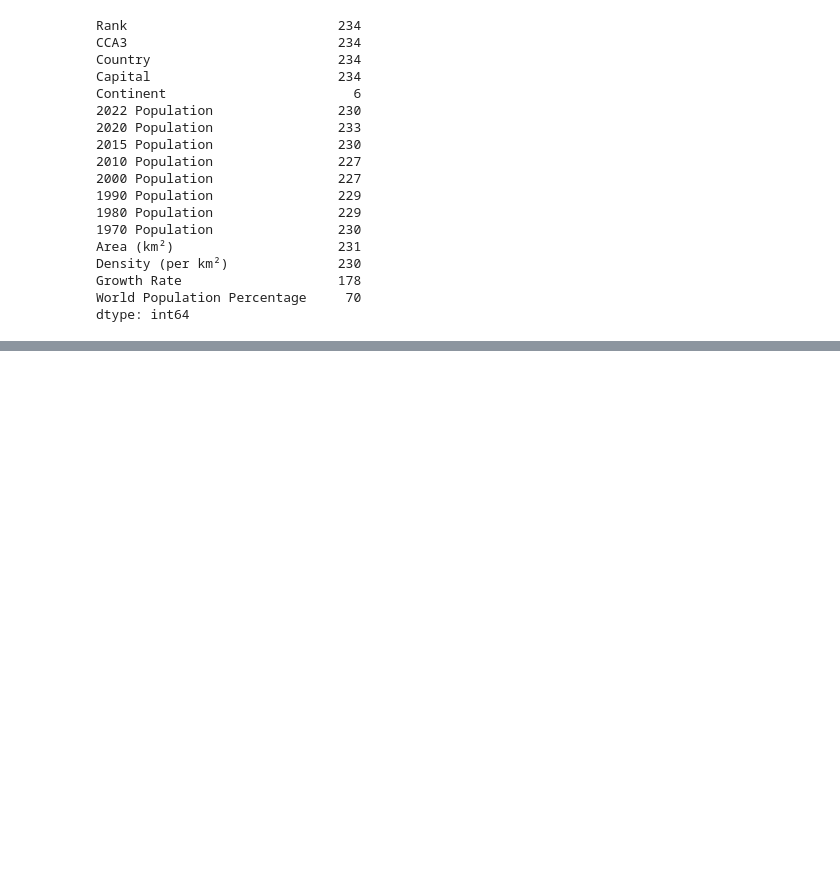
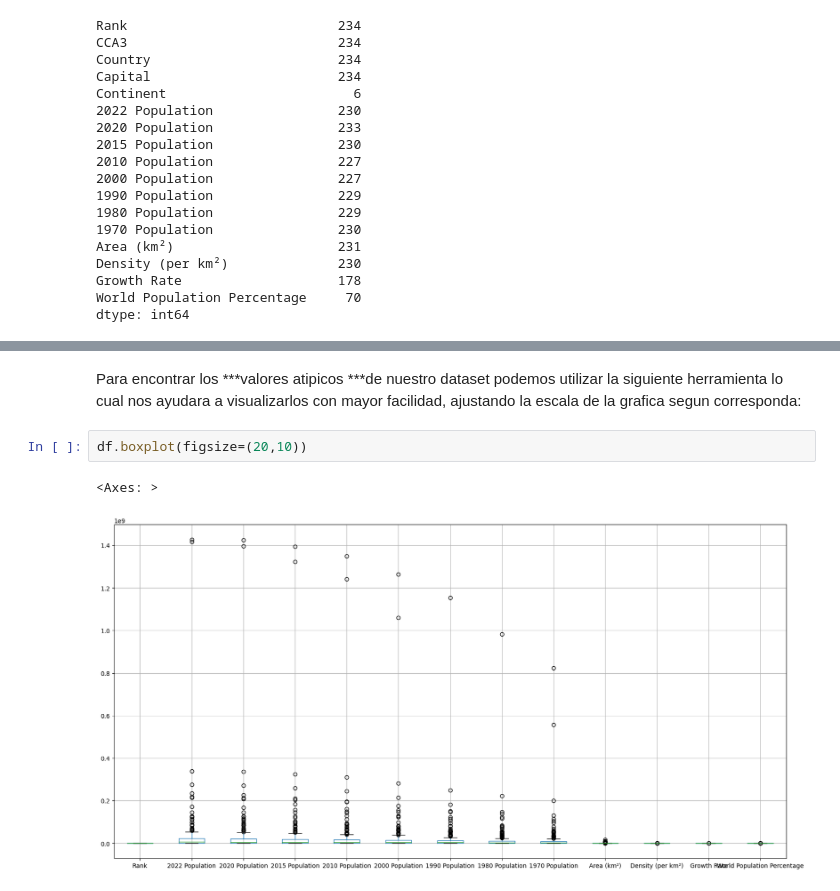
Before and after one commit to andreavazquezt/ProyectoIntegrador, a Jupyter notebook: ExploratoryDataAnalysis.ipynb, the cells around one changed output, grey strips where cells are left out. Saved outputs shown, nothing was run; the diff lists cells and outputs as text; blank space fills up the shorter version.

```diff
--- a/ExploratoryDataAnalysis.ipynb
+++ b/ExploratoryDataAnalysis.ipynb
@@ -140,0 +235,7 @@ df.sort_values(by="2022 Population", ascending=False).head(10)
+# %% [markdown]
+Para encontrar los ***valores atipicos ***de nuestro dataset podemos utilizar la siguiente herramienta lo cual nos ayudara a visualizarlos con mayor facilidad, ajustando la escala de la grafica segun corresponda:
+# %%
+df.boxplot(figsize=(20,10))
+# %% [output]
+<Axes: >
+[figure, added]
```
Also changed, not shown: parts of 20 cells of this notebook.
